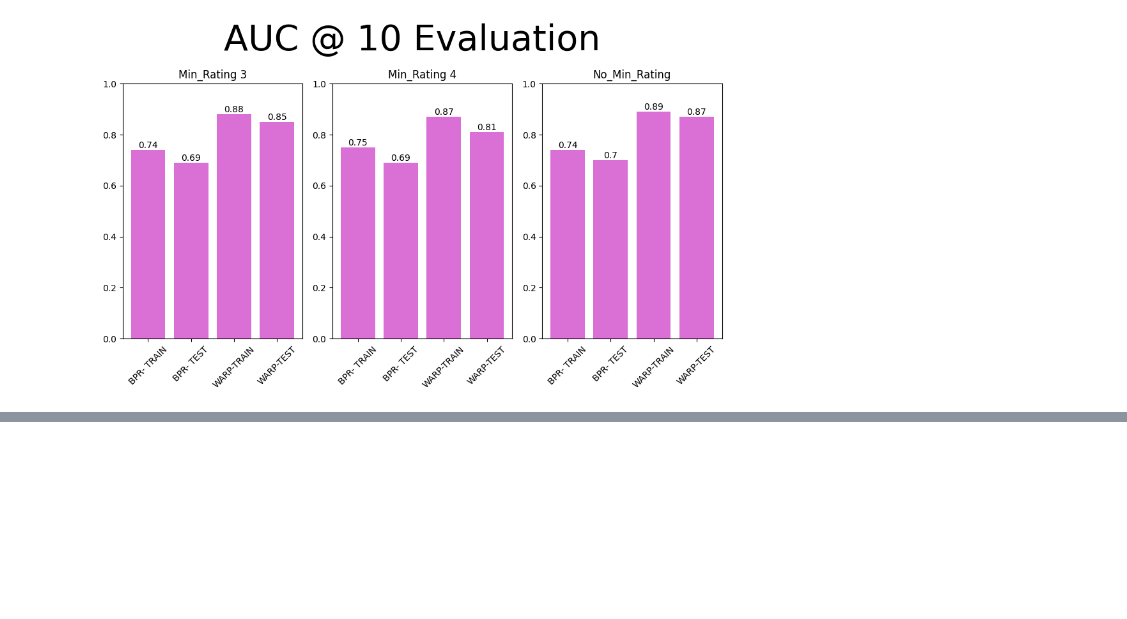
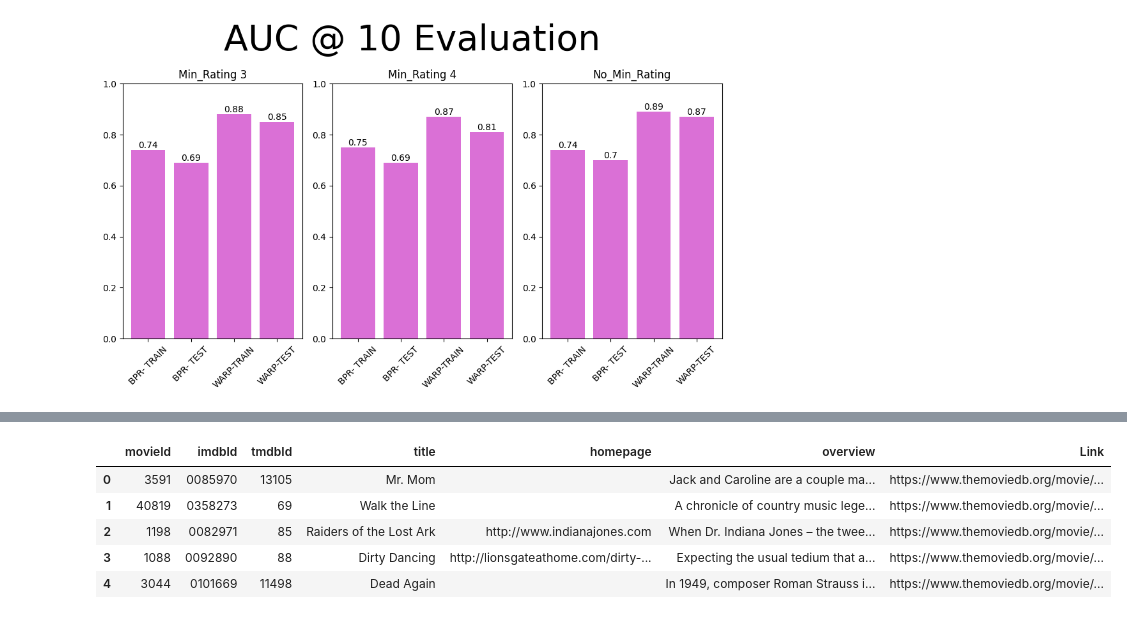
Before and after one commit to rreichhard/Data_Science_Portfolio, a Jupyter notebook: Movie_Recommender_API_with_jsonprint.ipynb, the cells around one changed output, grey strips where cells are left out. Saved outputs shown, nothing was run; the diff lists cells and outputs as text; code cells hidden in the pictures; blank space fills up the shorter version.

```diff
--- a/Movie_Recommender_API_with_jsonprint.ipynb
+++ b/Movie_Recommender_API_with_jsonprint.ipynb
@@ -473,0 +492,2 @@ print(response.text)
+# %%
+streaming_dicts = [json.loads(item) for item in streaming_list]
@@ -473,0 +499,2 @@ print(response.text)
+# %%
+results = [movie["results"]['US']['link'] for movie in streaming_dicts]
@@ -473,0 +509,2 @@ print(response.text)
+# %%
+results_df = pd.DataFrame({"Link":results})
@@ -473,0 +520,11 @@ print(response.text)
+# %%
+recs3 = recs2.merge(results_df, left_index=True, right_index=True)
+# %%
+recs3
+# %% [output]
+|  | movieId | imdbId | tmdbId | title | homepage | overview | Link |
+| 0 | 3591 | 0085970 | 13105 | Mr. Mom |  | Jack and Caroline are a couple ma... | https://www.themoviedb.org/movie/... |
+| 1 | 40819 | 0358273 | 69 | Walk the Line |  | A chronicle of country music lege... | https://www.themoviedb.org/movie/... |
+| 2 | 1198 | 0082971 | 85 | Raiders of the Lost Ark | http://www.indianajones.com | When Dr. Indiana Jones – the twee... | https://www.themoviedb.org/movie/... |
+| 3 | 1088 | 0092890 | 88 | Dirty Dancing | http://lionsgateathome.com/dirty-... | Expecting the usual tedium that a... | https://www.themoviedb.org/movie/... |
+| 4 | 3044 | 0101669 | 11498 | Dead Again |  | In 1949, composer Roman Strauss i... | https://www.themoviedb.org/movie/... |
```
Also changed, not shown: parts of 28 cells of this notebook.
